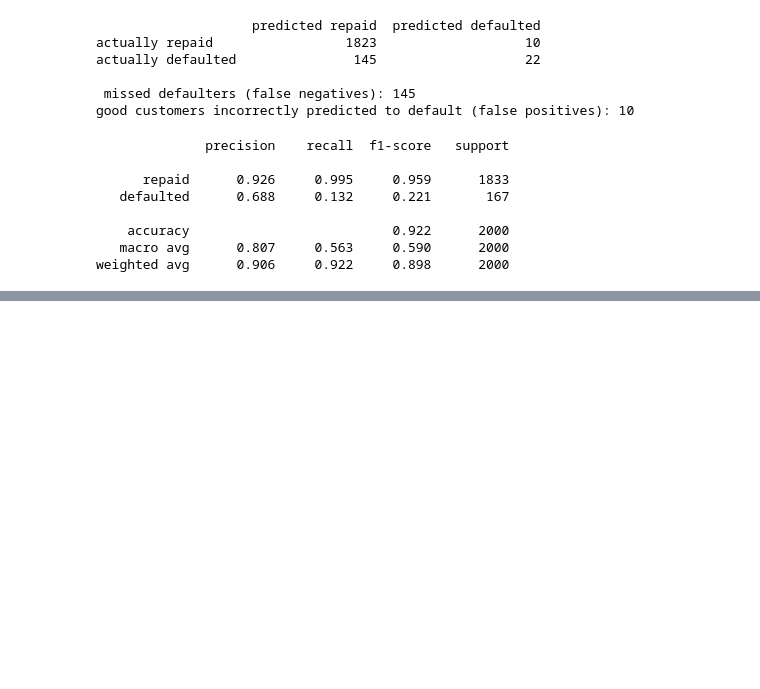
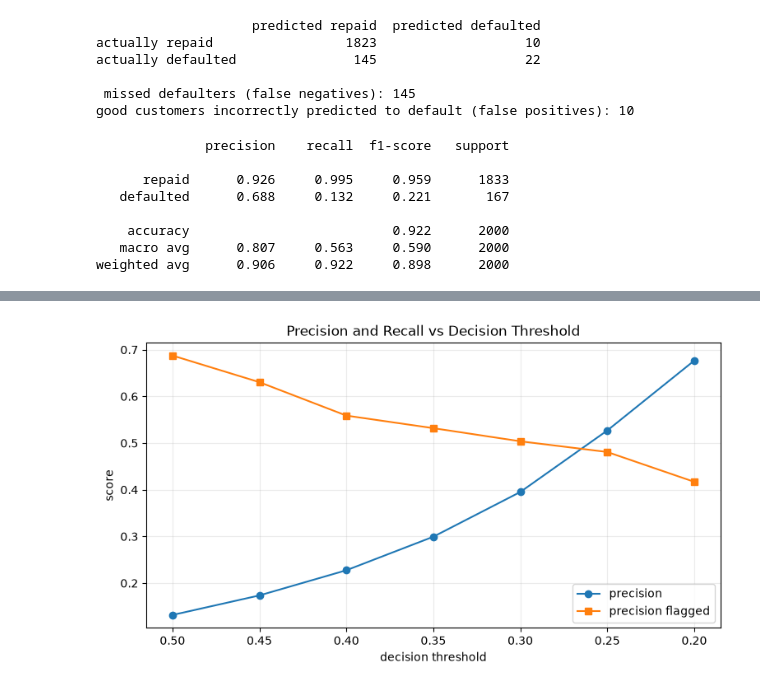
Before and after one commit to jhraihan/Ai_engineering_bootcamp, a Jupyter notebook: intro1.ipynb, the cells around one changed output, grey strips where cells are left out. Drawn from its saved outputs; the diff is of its cells as text; code cells hidden in the pictures; blank space fills up the shorter version.

```diff
--- a/intro1.ipynb
+++ b/intro1.ipynb
@@ -269,3 +269,19 @@ print(classification_report(y_test, predictions, target_names=['repaid', 'defaul
     accuracy                          0.922      2000
    macro avg      0.807     0.563     0.590      2000
 weighted avg      0.906     0.922     0.898      2000
+# %%
+
+from sklearn.metrics import precision_score,recall_score, f1_score
+
+rows = []
+for t in [0.50, 0.45, 0.40, 0.35, 0.30, 0.25, 0.20]:
+    preds_t = (probabilities >= t).astype(int)
+    rows.append({
+        'threshold': t,
+        'flagged' : int(preds_t.sum()),
+        'precision': precision_score(y_test, preds_t, zero_division=0),
+        'recall' : recall_score(y_test, preds_t),
+        'f1' : f1_score(y_test, preds_t),
+        'accuracy' : accuracy_score(y_test, preds_t),
+    })
+pd.DataFrame(rows).round(3)
@@ -271,0 +297,12 @@ weighted avg      0.906     0.922     0.898      2000
+# %%
+res = pd.DataFrame(rows)
+plt.plot(res['threshold'], res['recall'], label='precision', marker='o')
+plt.plot(res['threshold'], res['precision'], marker='s', label='precision flagged')
+plt.gca().invert_xaxis()
+plt.xlabel('decision threshold')
+plt.ylabel('score')
+plt.title('Precision and Recall vs Decision Threshold')
+plt.legend()
+plt.show()
+# %% [output]
+[figure, added]
```
Also changed, not shown: parts of 6 cells of this notebook.
